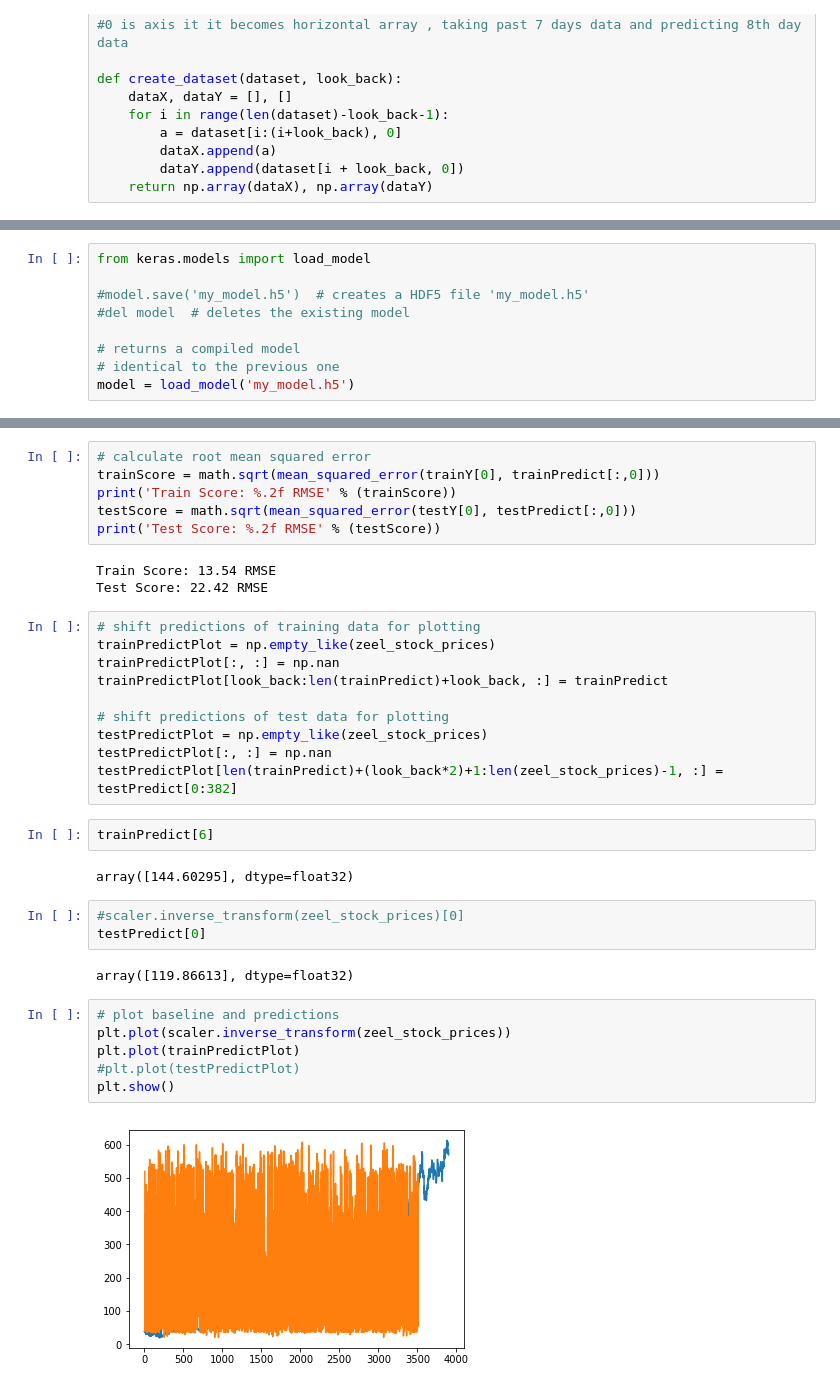
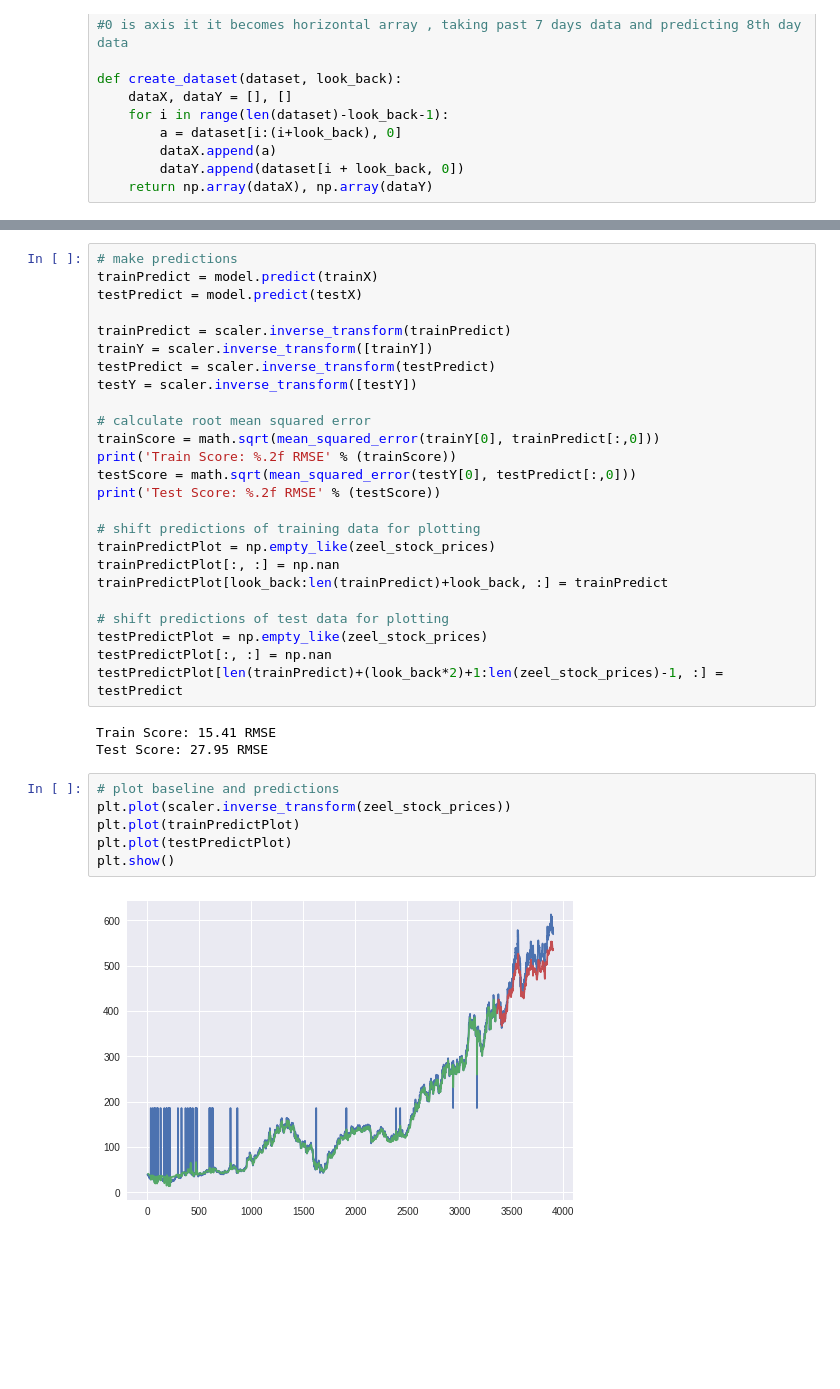
Before and after one commit to 0xrushi/NSE-StockMarket-Analysis, a Jupyter notebook: keras_neuralnet_zeel_stock/script.ipynb, the cells around one changed output, grey strips where cells are left out. Drawn from its saved outputs; the diff is of its cells as text; blank space fills up the shorter version.

```diff
--- a/keras_neuralnet_zeel_stock/script.ipynb
+++ b/keras_neuralnet_zeel_stock/script.ipynb
@@ -136,10 +90 @@ Epoch 1000/1000
 <keras.callbacks.History at 0x...>
-# %%
-from keras.models import load_model
-
-#model.save('my_model.h5')  # creates a HDF5 file 'my_model.h5'
-#del model  # deletes the existing model
-
-# returns a compiled model
-# identical to the previous one
-model = load_model('my_model.h5')
@@ -170,36 +91,36 @@ array([523.65002412,  38.0233014 , 240.299987  , ...,  43.96359863,
 # %%
+# make predictions
+trainPredict = model.predict(trainX)
+testPredict = model.predict(testX)
+
+trainPredict = scaler.inverse_transform(trainPredict)
+trainY = scaler.inverse_transform([trainY])
+testPredict = scaler.inverse_transform(testPredict)
+testY = scaler.inverse_transform([testY])
+
 # calculate root mean squared error
 trainScore = math.sqrt(mean_squared_error(trainY[0], trainPredict[:,0]))
 print('Train Score: %.2f RMSE' % (trainScore))
 testScore = math.sqrt(mean_squared_error(testY[0], testPredict[:,0]))
 print('Test Score: %.2f RMSE' % (testScore))
+
+# shift predictions of training data for plotting
+trainPredictPlot = np.empty_like(zeel_stock_prices)
+trainPredictPlot[:, :] = np.nan
+trainPredictPlot[look_back:len(trainPredict)+look_back, :] = trainPredict
+
+# shift predictions of test data for plotting
+testPredictPlot = np.empty_like(zeel_stock_prices)
+testPredictPlot[:, :] = np.nan
+testPredictPlot[len(trainPredict)+(look_back*2)+1:len(zeel_stock_prices)-1, :] = testPredict
 # %% [output]
-Train Score: 13.54 RMSE
-Test Score: 22.42 RMSE
+Train Score: 15.41 RMSE
+Test Score: 27.95 RMSE
-# %%
-# shift predictions of training data for plotting
-trainPredictPlot = np.empty_like(zeel_stock_prices)
-trainPredictPlot[:, :] = np.nan
-trainPredictPlot[look_back:len(trainPredict)+look_back, :] = trainPredict
-
-# shift predictions of test data for plotting
-testPredictPlot = np.empty_like(zeel_stock_prices)
-testPredictPlot[:, :] = np.nan
-testPredictPlot[len(trainPredict)+(look_back*2)+1:len(zeel_stock_prices)-1, :] = testPredict[0:382]
-# %%
-trainPredict[6]
-# %% [output]
-array([144.60295], dtype=float32)
-# %%
-#scaler.inverse_transform(zeel_stock_prices)[0]
-testPredict[0]
-# %% [output]
-array([119.86613], dtype=float32)
 # %%
 # plot baseline and predictions
 plt.plot(scaler.inverse_transform(zeel_stock_prices))
 plt.plot(trainPredictPlot)
-#plt.plot(testPredictPlot)
+plt.plot(testPredictPlot)
 plt.show()
 # %% [output]
-[figure, old version]
+[figure, new version]
```
Also changed, not shown: parts of 23 cells of this notebook.
